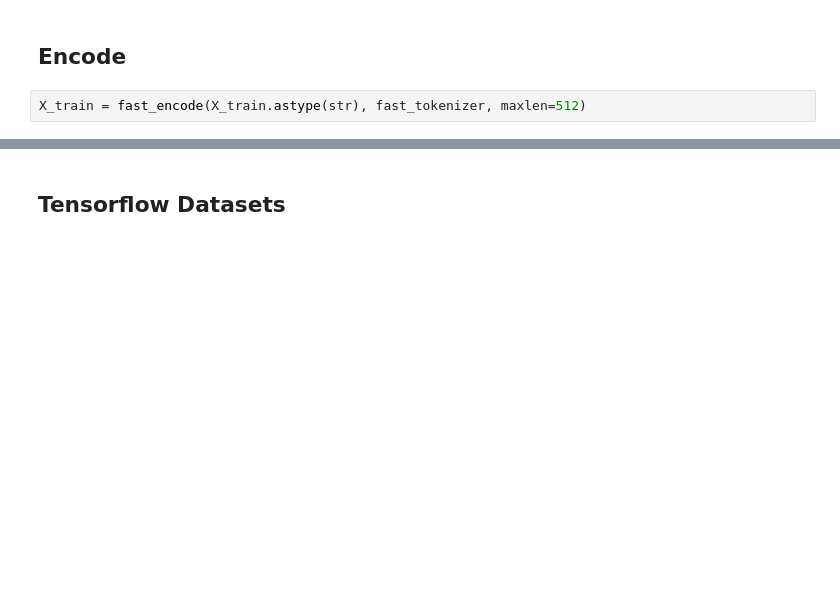
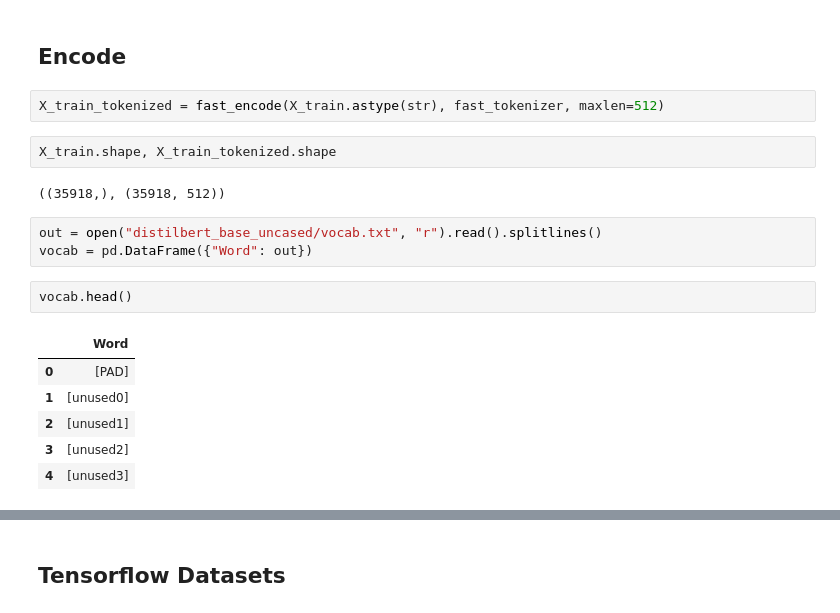
Before and after one commit to adimyth/datascience_stuff, a Jupyter notebook: nlp/BertTextClassification.ipynb, the cells around one changed output, grey strips where cells are left out. Cells and saved outputs as stored; diff of their text form; blank space fills up the shorter version.

```diff
--- a/nlp/BertTextClassification.ipynb
+++ b/nlp/BertTextClassification.ipynb
@@ -142,4 +204,20 @@ X_test.shape, y_test.shape
 # %% [markdown]
 ## Encode
 # %%
-X_train = fast_encode(X_train.astype(str), fast_tokenizer, maxlen=512)
+X_train_tokenized = fast_encode(X_train.astype(str), fast_tokenizer, maxlen=512)
+# %%
+X_train.shape, X_train_tokenized.shape
+# %% [output]
+((35918,), (35918, 512))
+# %%
+out = open("distilbert_base_uncased/vocab.txt", "r").read().splitlines()
+vocab = pd.DataFrame({"Word": out})
+# %%
+vocab.head()
+# %% [output]
+|  | Word |
+| 0 | [PAD] |
+| 1 | [unused0] |
+| 2 | [unused1] |
+| 3 | [unused2] |
+| 4 | [unused3] |
```
Also changed, not shown: parts of 43 cells of this notebook.
